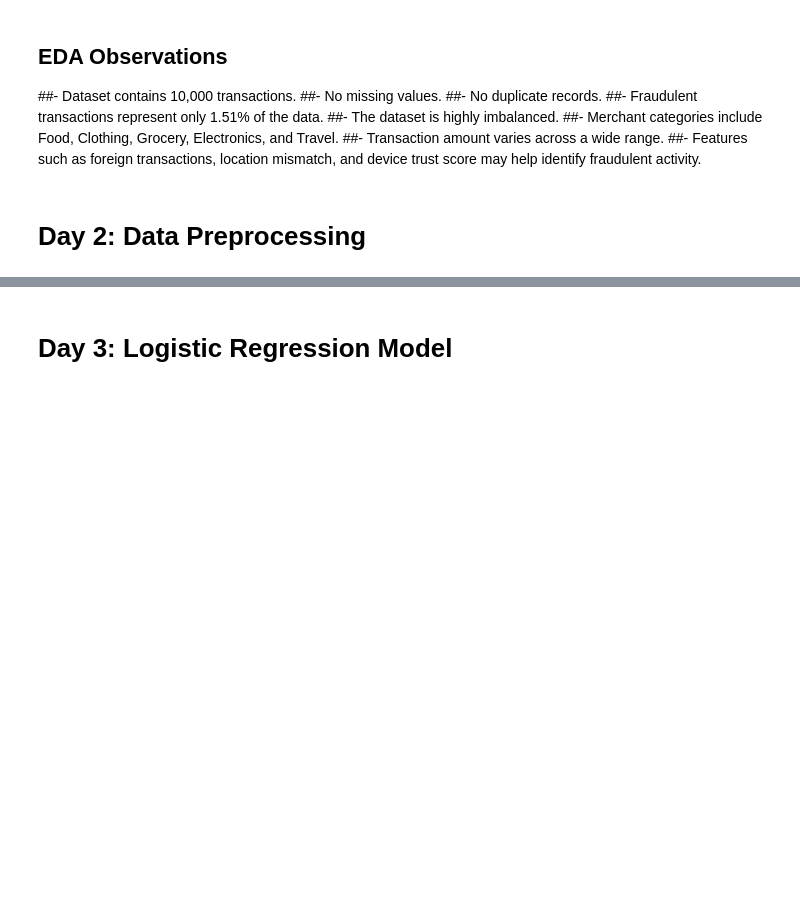
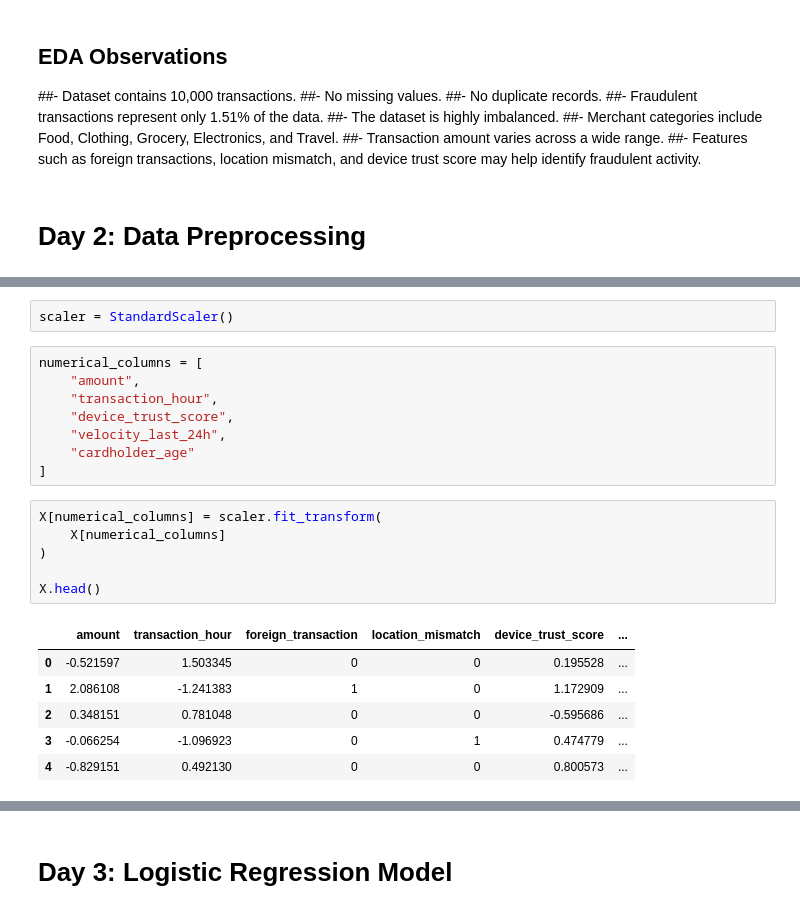
Before and after one commit to CHARVI2309/Credit-Card-Fraud-Detection, a Jupyter notebook: notebooks/fraud_detection.ipynb, the cells around one changed output, grey strips where cells are left out. Saved outputs shown, nothing was run; the diff lists cells and outputs as text; blank space fills up the shorter version.

```diff
--- a/notebooks/fraud_detection.ipynb
+++ b/notebooks/fraud_detection.ipynb
@@ -240,0 +270,23 @@ Target Shape: (10000,)
+# %%
+scaler = StandardScaler()
+# %%
+numerical_columns = [
+    "amount",
+    "transaction_hour",
+    "device_trust_score",
+    "velocity_last_24h",
+    "cardholder_age"
+]
+# %%
+X[numerical_columns] = scaler.fit_transform(
+    X[numerical_columns]
+)
+
+X.head()
+# %% [output]
+|  | amount | transaction_hour | foreign_transaction | location_mismatch | device_trust_score | ... |
+| 0 | -0.521597 | 1.503345 | 0 | 0 | 0.195528 | ... |
+| 1 | 2.086108 | -1.241383 | 1 | 0 | 1.172909 | ... |
+| 2 | 0.348151 | 0.781048 | 0 | 0 | -0.595686 | ... |
+| 3 | -0.066254 | -1.096923 | 0 | 1 | 0.474779 | ... |
+| 4 | -0.829151 | 0.492130 | 0 | 0 | 0.800573 | ... |
```
Also changed, not shown: parts of 28 cells of this notebook, 1 other file.
